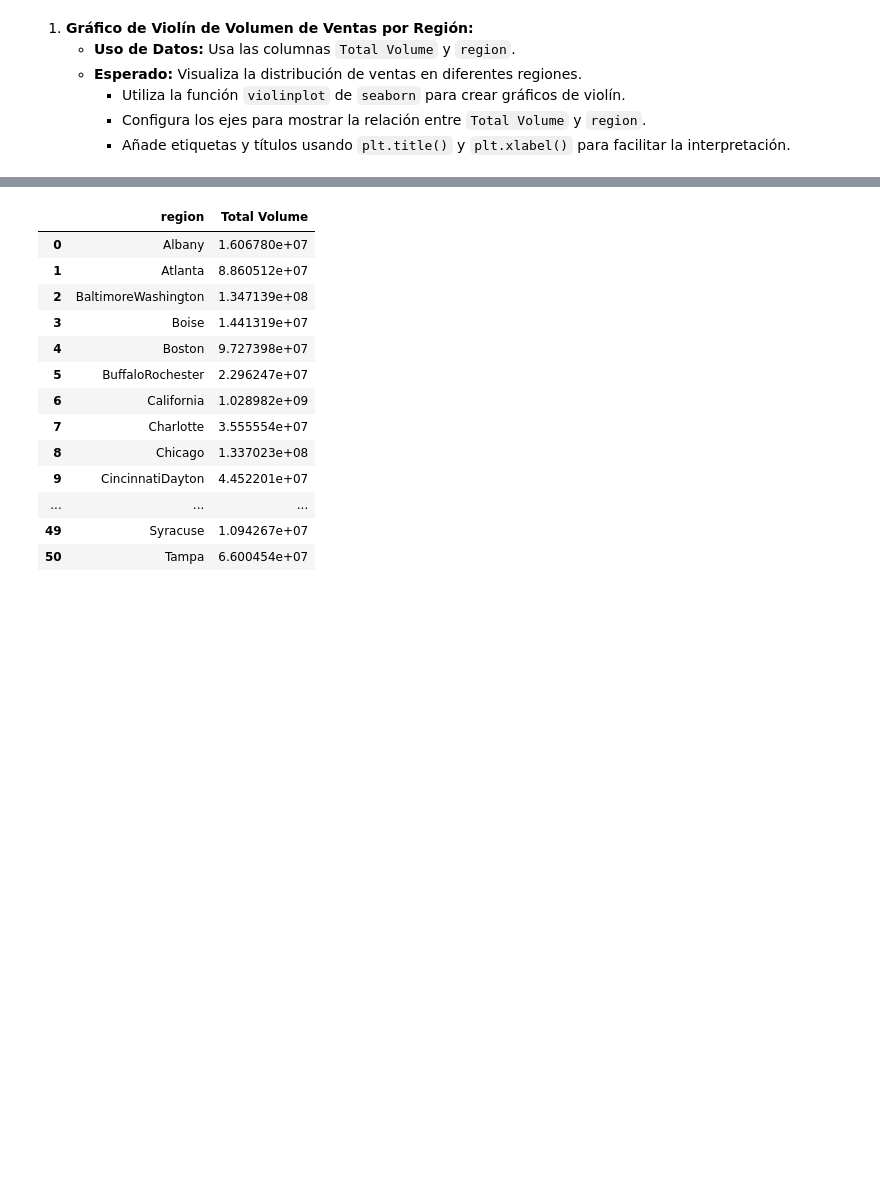
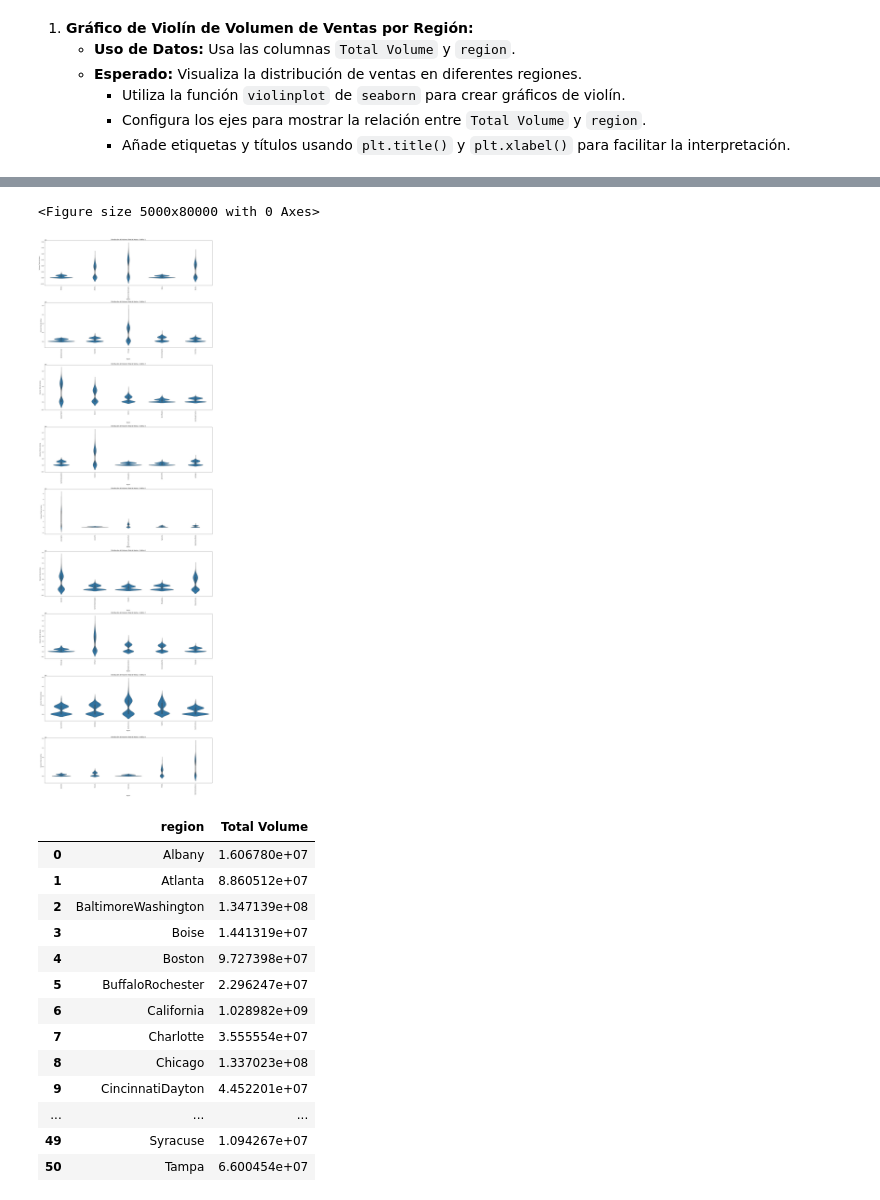
Before and after one commit to albagd77/MAGic-Avocado-TP1, a Jupyter notebook: 02_graficos_para_visualizacion.ipynb, the cells around one changed output, grey strips where cells are left out. Cells and saved outputs as stored; diff of their text form; code cells hidden in the pictures; blank space fills up the shorter version.

```diff
--- a/02_graficos_para_visualizacion.ipynb
+++ b/02_graficos_para_visualizacion.ipynb
@@ -70,3 +109,43 @@ len(lst_regions)
+# %%
+NO_greater_regions = df[df['cat_region']!='GreaterRegion']
+# Eliminar la fila que contiene 'TotalUS'
+NO_greater_regions = NO_greater_regions[NO_greater_regions['region'] != 'TotalUS']
+# %%
+plt.figure(figsize=(50, 800))
+# Configura el tamaño del gráfico para mejor visibilidad
+
+# Crear el gráfico de violín para las demás regiones (No TotalUS ni tampoco GreaterRegions)
+
+# Crear un gráfico para cada grupo de cinco regiones
+num_regions = len(NO_greater_regions)
+num_plots = 9  # Número de gráficos que deseas crear
+regions_per_plot = 5  # Número de regiones por gráfico
+
+# Configurar la figura
+fig, axes = plt.subplots(num_plots, 1, figsize=(22, 70))  # Crear 2 filas y 1 columna
+
+for i in range(num_plots):
+    # Seleccionar las regiones para el gráfico actual
+    start = i * regions_per_plot
+    end = start + regions_per_plot
+    current_regions = NO_greater_regions['region'].unique()[start:end]
+
+    # Filtrar el DataFrame para las regiones actuales
+    filtered_df = NO_greater_regions[NO_greater_regions['region'].isin(current_regions)]
+
+    # Crear el gráfico de violín
+    sns.violinplot(x='region', y='Total Volume', data=filtered_df, ax=axes[i])
+    axes[i].set_title(f'Distribución del Volumen Total de Ventas - Gráfico {i + 1}')
+    axes[i].set_xlabel('Región')
+    axes[i].set_ylabel('Volumen Total de Ventas')
+    axes[i].tick_params(axis='x', rotation=90)  # Rotar etiquetas del eje x
+
+# Ajustar el layout
+plt.tight_layout()
+plt.show()
+# %% [output]
+<Figure size 5000x80000 with 0 Axes>
+[figure, added]
 # %%
 grouped_data = df[['region', 'Total Volume']].groupby('region').sum().reset_index()
 grouped_data
```
Also changed, not shown: parts of 14 cells of this notebook.
